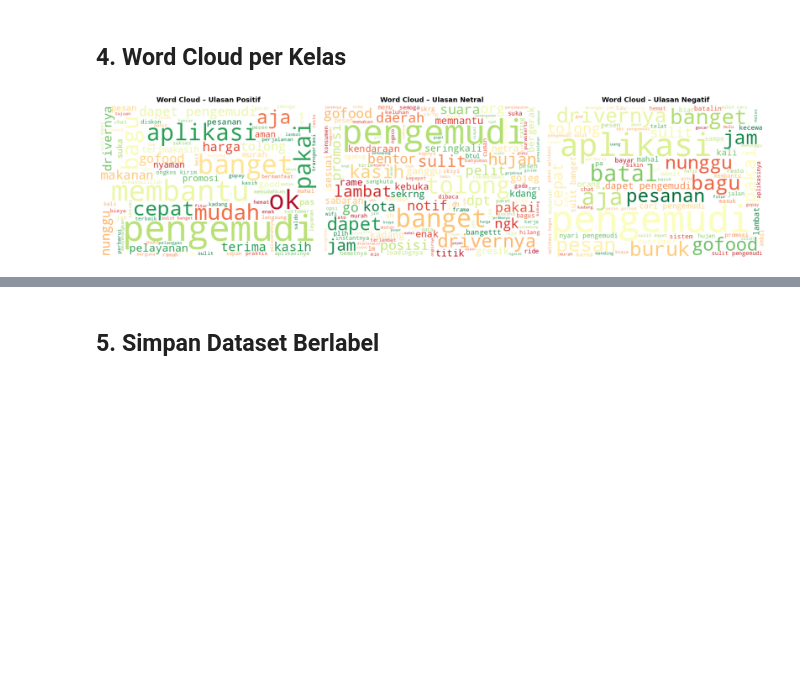
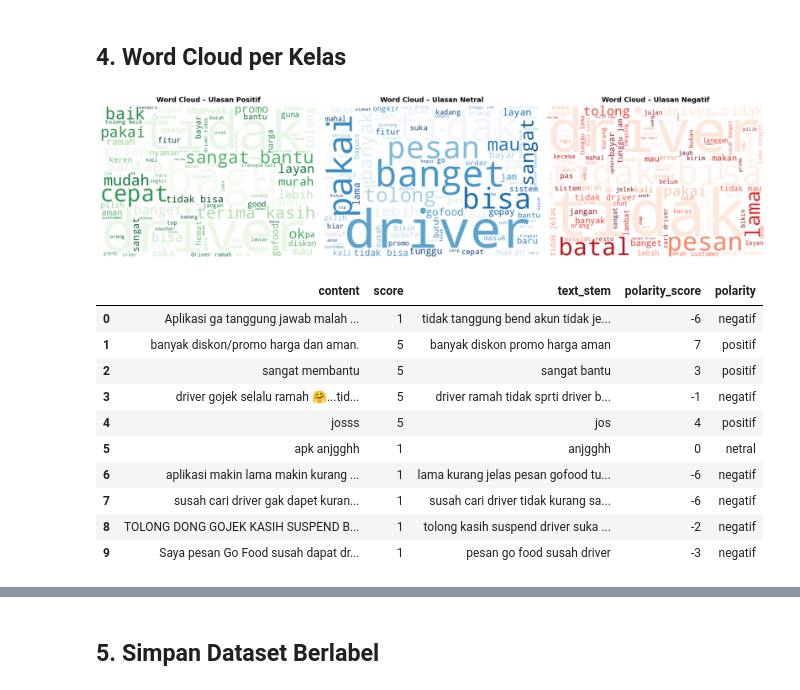
Before and after one commit to mpnabil95/analisis-sentimen-ulasan-gojek, a Jupyter notebook: notebook.ipynb, the cells around one changed output, grey strips where cells are left out. Saved outputs shown, nothing was run; the diff lists cells and outputs as text; code cells hidden in the pictures; blank space fills up the shorter version.

```diff
--- a/notebook.ipynb
+++ b/notebook.ipynb
@@ -142,0 +72,11 @@ Name: Jumlah per Rating, dtype: int64
+# %%
+raw_df = pd.read_csv('ulasan_gojek_raw.csv')
+raw_df['at'] = pd.to_datetime(raw_df['at'])
+
+print("--- INFORMASI AWAL DATASET ---")
+print(f"Jumlah baris  : {raw_df.shape[0]:,}")
+print(f"Jumlah kolom  : {raw_df.shape[1]}")
+print(f"Rentang waktu : {raw_df['at'].min().date()} s.d. {raw_df['at'].max().date()}\n")
+print("Distribusi Rating Bintang Awal:")
+print(raw_df['score'].value_counts().sort_index().rename('Jumlah per Rating'))
+raw_df.head()
@@ -446,24 +416,33 @@ plt.show()
 # %%
 fig, axes = plt.subplots(1, 3, figsize=(18, 5))
 kelas_config = [
-    ('positif', '#2ecc71', 'Word Cloud – Ulasan Positif'),
-    ('netral',  '#3498db', 'Word Cloud – Ulasan Netral'),
-    ('negatif', '#e74c3c', 'Word Cloud – Ulasan Negatif'),
+    ('positif', 'Greens', 'Word Cloud – Ulasan Positif'),
+    ('netral',  'Blues',  'Word Cloud – Ulasan Netral'),
+    ('negatif', 'Reds',   'Word Cloud – Ulasan Negatif'),
 ]
 
-for ax, (kelas, color, title) in zip(axes, kelas_config):
-    text_kelas = ' '.join(
-        ' '.join(t) for t in df.loc[df['polarity'] == kelas, 'text_stopword']
-    )
+for ax, (kelas, cmap, title) in zip(axes, kelas_config):
+    text_kelas = ' '.join(df.loc[df['polarity'] == kelas, 'text_stem'])
     if text_kelas.strip():
         wc = WordCloud(width=500, height=350, background_color='white',
-                       colormap='RdYlGn', min_font_size=8).generate(text_kelas)
-        ax.imshow(wc)
+                       colormap=cmap, max_words=100, random_state=SEED).generate(text_kelas)
+        ax.imshow(wc, interpolation='bilinear')
     ax.set_title(title, fontsize=13, fontweight='bold')
     ax.axis('off')
 
 plt.tight_layout()
 plt.savefig('wordcloud_sentimen.png', dpi=120, bbox_inches='tight')
 plt.show()
 # %% [output]
-[figure, old version]
+[figure, new version]
+|  | content | score | text_stem | polarity_score | polarity |
+| 0 | Aplikasi ga tanggung jawab malah ... | 1 | tidak tanggung bend akun tidak je... | -6 | negatif |
+| 1 | banyak diskon/promo harga dan aman. | 5 | banyak diskon promo harga aman | 7 | positif |
+| 2 | sangat membantu | 5 | sangat bantu | 3 | positif |
+| 3 | driver gojek selalu ramah 🤗...tid... | 5 | driver ramah tidak sprti driver b... | -1 | negatif |
+| 4 | josss | 5 | jos | 4 | positif |
+| 5 | apk anjgghh | 1 | anjgghh | 0 | netral |
+| 6 | aplikasi makin lama makin kurang ... | 1 | lama kurang jelas pesan gofood tu... | -6 | negatif |
+| 7 | susah cari driver gak dapet kuran... | 1 | susah cari driver tidak kurang sa... | -6 | negatif |
+| 8 | TOLONG DONG GOJEK KASIH SUSPEND B... | 1 | tolong kasih suspend driver suka ... | -2 | negatif |
+| 9 | Saya pesan Go Food susah dapat dr... | 1 | pesan go food susah driver | -3 | negatif |
```
Also changed, not shown: parts of 40 cells of this notebook.
